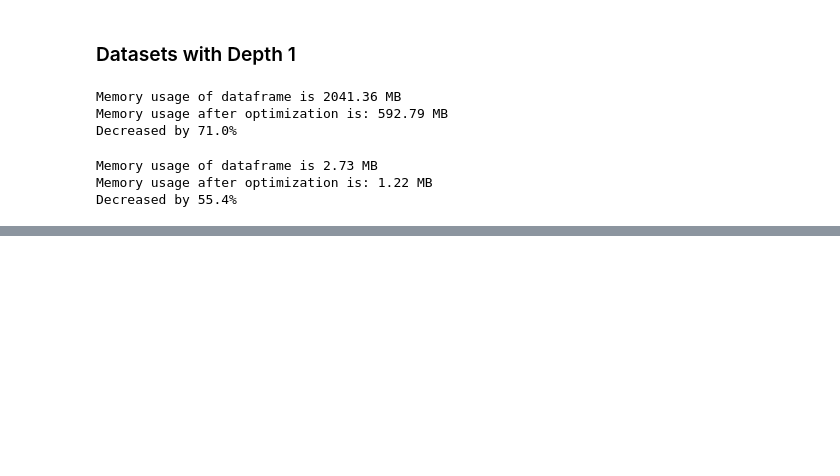
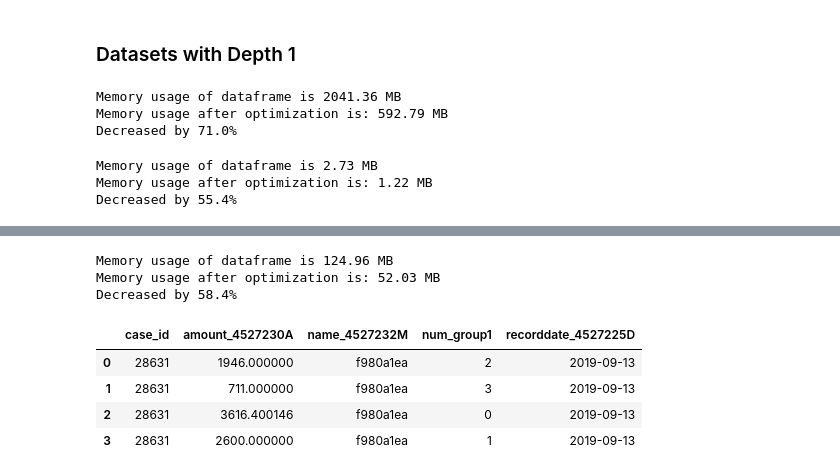
Before and after one commit to KSTarun/Credit_Risk_Home_Loans, a Jupyter notebook: 1-eda.ipynb, the cells around one changed output, grey strips where cells are left out. Saved outputs shown, nothing was run; the diff lists cells and outputs as text; code cells hidden in the pictures; blank space fills up the shorter version.

Commit message:
Kaggle Notebook | 1_Data_Ingest | v4.1

```diff
--- a/1-eda.ipynb
+++ b/1-eda.ipynb
@@ -230,0 +217,16 @@ df_other
+# %%
+df_tax = pd.read_csv("/kaggle/input/home-credit-credit-risk-model-stability/csv_files/train/train_tax_registry_a_1.csv")
+# %%
+df_tax = reduce_mem_usage(df_tax)
+# %% [output]
+Memory usage of dataframe is 124.96 MB
+Memory usage after optimization is: 52.03 MB
+Decreased by 58.4%
+# %%
+df_tax[df_tax['case_id'] == 28631]
+# %% [output]
+|  | case_id | amount_4527230A | name_4527232M | num_group1 | recorddate_4527225D |
+| 0 | 28631 | 1946.000000 | f980a1ea | 2 | 2019-09-13 |
+| 1 | 28631 | 711.000000 | f980a1ea | 3 | 2019-09-13 |
+| 2 | 28631 | 3616.400146 | f980a1ea | 0 | 2019-09-13 |
+| 3 | 28631 | 2600.000000 | f980a1ea | 1 | 2019-09-13 |
```
Also changed, not shown: parts of 8 cells of this notebook.
